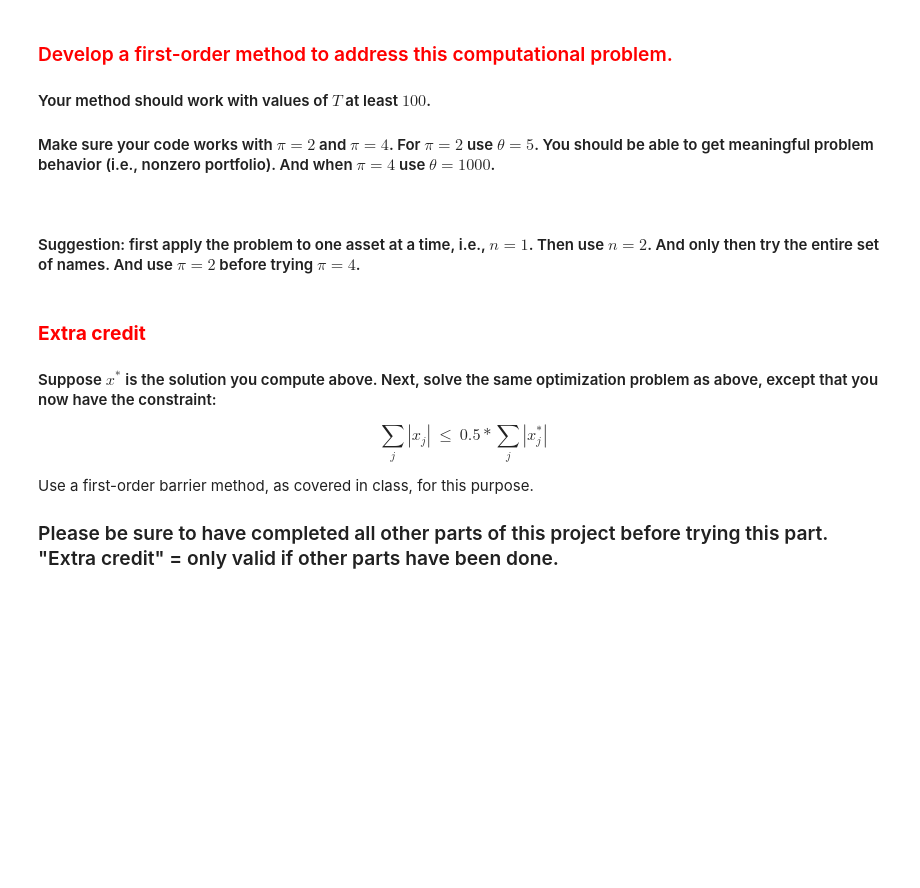
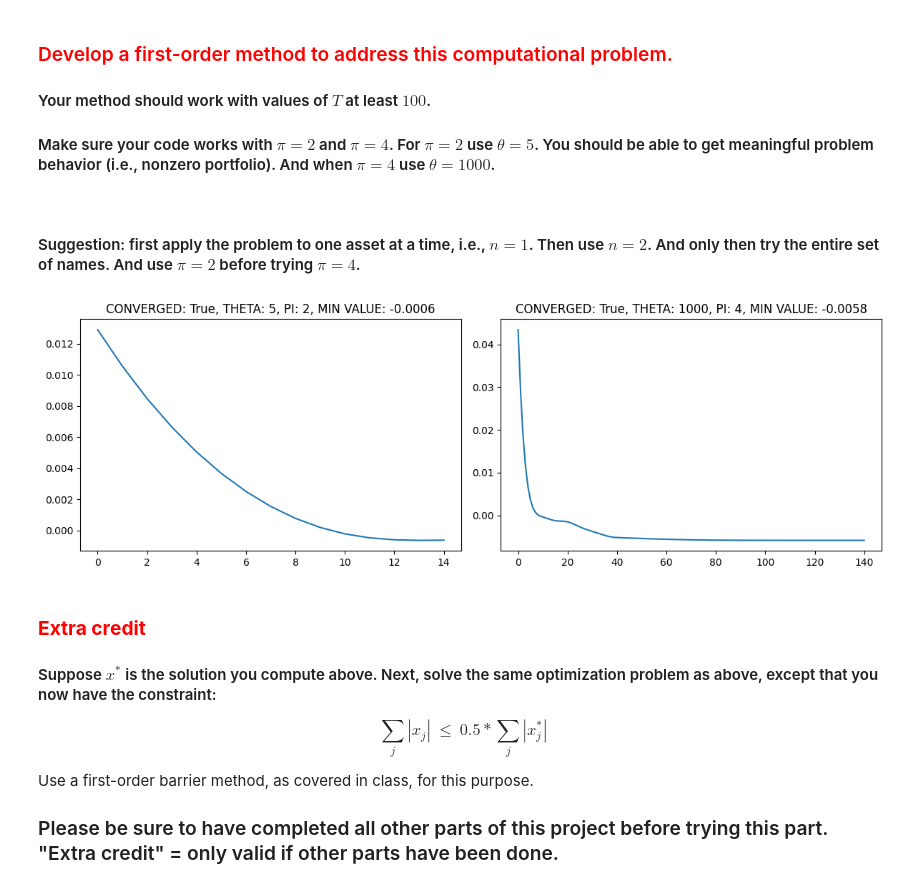
Before and after one commit to ostapenkovs/ieor-4500-apps-prog, a Jupyter notebook: hw4/hw4.ipynb, the cells around one changed output. Drawn from its saved outputs; the diff is of its cells as text; code cells hidden in the pictures; blank space fills up the shorter version.

```diff
--- a/hw4/hw4.ipynb
+++ b/hw4/hw4.ipynb
@@ -50,3 +66,13 @@ for fname in os.listdir('./data/'):
+# %%
+def func(x: np.ndarray, r_bar: np.ndarray, r_diff: np.ndarray, theta: float, pi: float, T: int) -> np.ndarray:
+    '''Vectorized function to minimize.'''
+    return -np.dot(r_bar, x) + theta/T * np.linalg.norm(r_diff @ x, pi)**pi
+
+def grad(x: np.ndarray, r_bar: np.ndarray, r_diff: np.ndarray, theta: float, pi: float, T: int) -> np.ndarray:
+    '''Vectorized gradient of function to minimize.'''
+    r_diff_at_x = r_diff @ x
+    temp = (theta/T*pi) * ((r_diff_at_x**(pi-1)).T @ r_diff)
+    return -r_bar + temp
 # %% [markdown]
 ### <span style='color:red'> Develop a first-order method to address this computational problem.</span>
 
@@ -59,3 +125,39 @@ for fname in os.listdir('./data/'):
+# %%
+params = dict(
+    # our initial guess as to the optimal portfolio
+    x_0=np.array([.667, .69, .911, .420, .3141592653589, .2012, .9000, .80085]),
+    alpha=1e-1, beta=0.90, # alpha is learning rate, beta is momentum parameter
+    # we will run gradient descent for 500 iterations max
+    # and consider a difference between new and old value of <= 1e-8 as having converged!
+    max_iter=500, tolerance=1e-8
+)
+
+data = dict()
+for theta, pi in zip([5, 1000], [2, 4]):
+    # **params unpacks dictionary keys and values and uses the keys as function parameters
+    # and the values as parameter values
+    data[ (theta, pi) ] = gradient_descent(r_bar=r_bar, r_diff=r_diff, theta=theta, pi=pi, **params)
+
+ncol = 2
+nrow = math.ceil(len(data) / ncol)
+figure, axes = plt.subplots(nrow, ncol, figsize=(12, 4))
+
+# itertools.zip_longest pads the shorter iterable with None type to avoid loop issues
+for ax, ((theta, pi), (converged, x, hist)) in itertools.zip_longest(axes.flat, data.items()):
+    if ax is not None:
+        ax.set_title(f"CONVERGED: {converged}, THETA: {theta}, PI: {pi}, MIN VALUE: {round(hist[-1], 4)}")
+
+        sns.lineplot(data=hist, ax=ax)
+
+    else:
+        # we delete unneeded axes on the figure because we have
+        # fewer theta/pi combinations than axes
+        figure.delaxes(ax)
+
+plt.tight_layout() # decreasing the padding and margin on the figure
+plt.show()
+# %% [output]
+[figure, added]
 # %% [markdown]
 ### <span style='color:red'>**Extra credit**</span>
 #### Suppose $x^*$ is the solution you compute above.  Next, solve the same optimization problem as above, except that you now have the constraint:
```
Also changed, not shown: parts of 4 cells of this notebook.
